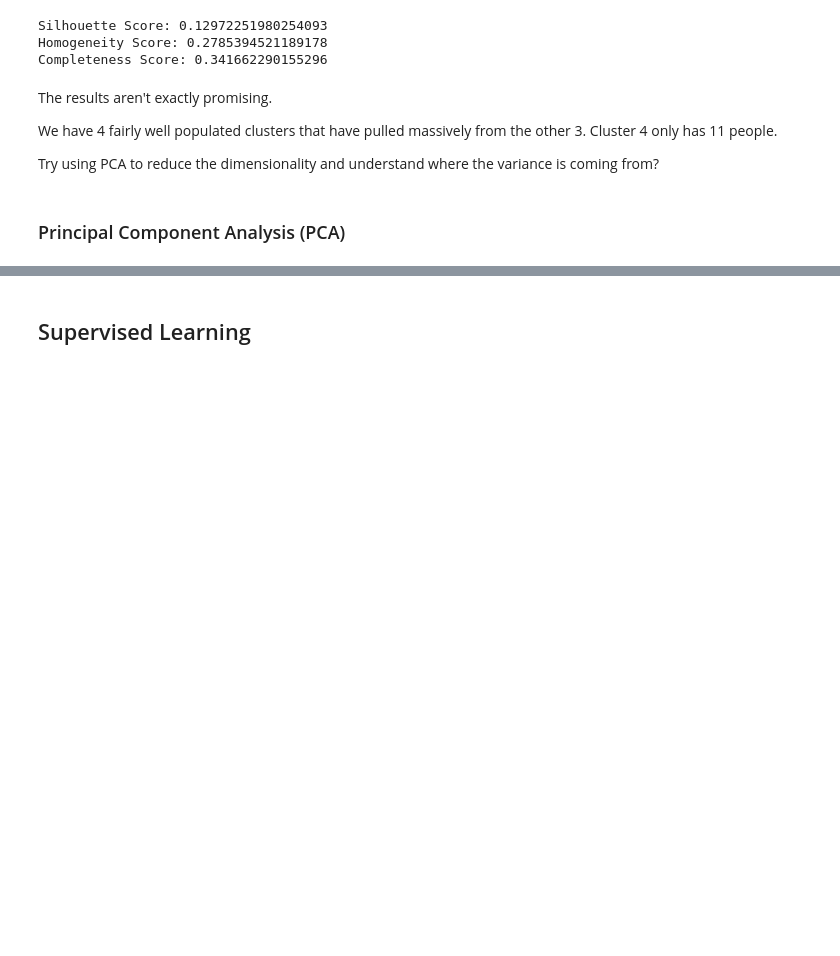
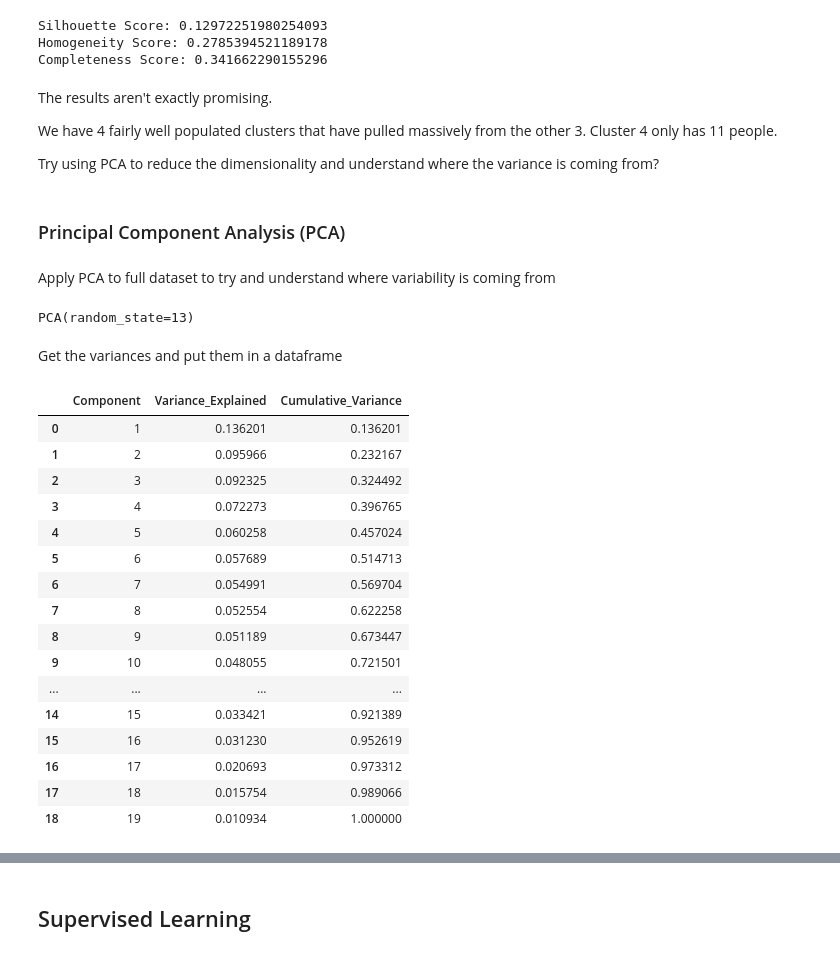
Before and after one commit to r-leeper/scu_obesity_assignment, a Jupyter notebook: CS818_Assignment.ipynb, the cells around one changed output, grey strips where cells are left out. Saved outputs shown, nothing was run; the diff lists cells and outputs as text; code cells hidden in the pictures; blank space fills up the shorter version.

```diff
--- a/CS818_Assignment.ipynb
+++ b/CS818_Assignment.ipynb
@@ -908,3 +908,13 @@ We have 4 fairly well populated clusters that have pulled massively from the oth
 Try using PCA to reduce the dimensionality and understand where the variance is coming from?
 # %% [markdown]
 ### Principal Component Analysis (PCA)
+# %% [markdown]
+Apply PCA to full dataset to try and understand where variability is coming from
+# %%
+# Apply PCA to see variance explained
+pca_full = PCA(random_state=13)
+pca_full.fit(X_scaled)
+# %% [output]
+PCA(random_state=13)
+# %% [markdown]
+Get the variances and put them in a dataframe
@@ -910,0 +930,20 @@ Try using PCA to reduce the dimensionality and understand where the variance is
+# %%
+variance_df
+# %% [output]
+|  | Component | Variance_Explained | Cumulative_Variance |
+| 0 | 1 | 0.136201 | 0.136201 |
+| 1 | 2 | 0.095966 | 0.232167 |
+| 2 | 3 | 0.092325 | 0.324492 |
+| 3 | 4 | 0.072273 | 0.396765 |
+| 4 | 5 | 0.060258 | 0.457024 |
+| 5 | 6 | 0.057689 | 0.514713 |
+| 6 | 7 | 0.054991 | 0.569704 |
+| 7 | 8 | 0.052554 | 0.622258 |
+| 8 | 9 | 0.051189 | 0.673447 |
+| 9 | 10 | 0.048055 | 0.721501 |
+| ... | ... | ... | ... |
+| 14 | 15 | 0.033421 | 0.921389 |
+| 15 | 16 | 0.031230 | 0.952619 |
+| 16 | 17 | 0.020693 | 0.973312 |
+| 17 | 18 | 0.015754 | 0.989066 |
+| 18 | 19 | 0.010934 | 1.000000 |
```
Also changed, not shown: parts of 17 cells of this notebook.
